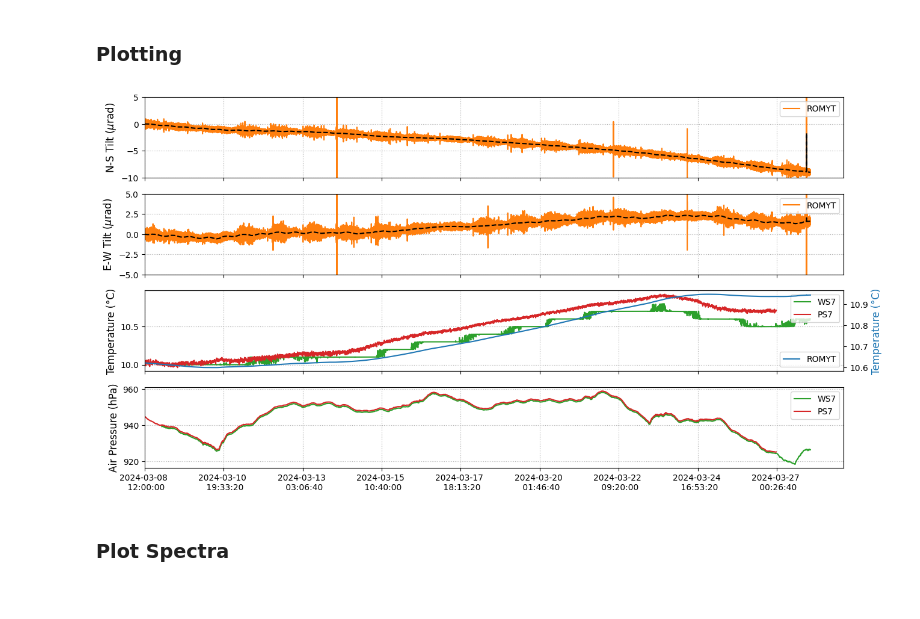
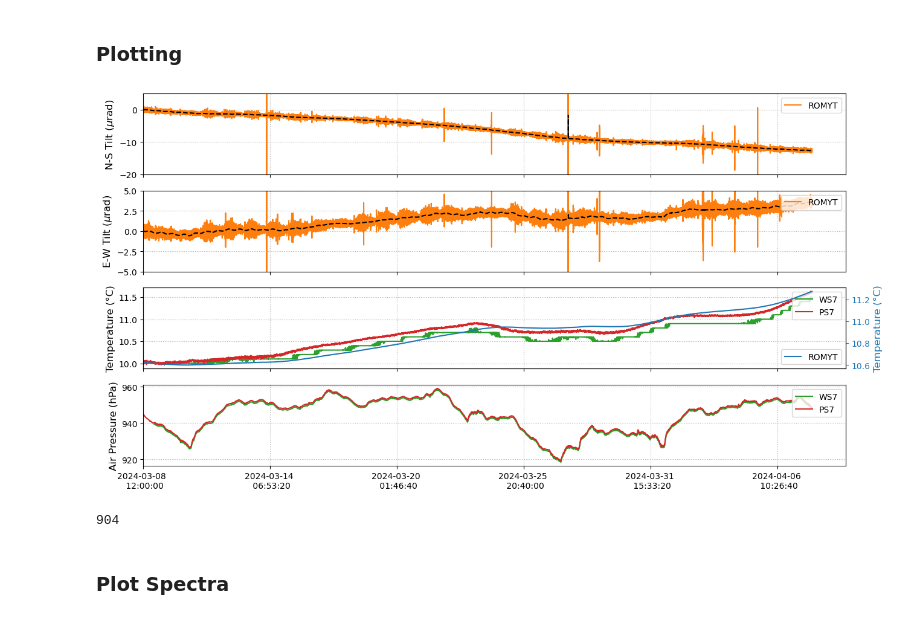
Before and after one commit to andbrocode/notebooks2, a Jupyter notebook: Tilt/Tiltmeter_POT_ROMYT_IsoCheck.ipynb, the cells around one changed output. Cells and saved outputs as stored; diff of their text form; code cells hidden in the pictures.

```diff
--- a/Tilt/Tiltmeter_POT_ROMYT_IsoCheck.ipynb
+++ b/Tilt/Tiltmeter_POT_ROMYT_IsoCheck.ipynb
@@ -55,7 +55,7 @@ config['save'] = False
 # config['tend'] = UTCDateTime("2024-03-07 12:00")
 
 config['tbeg'] = UTCDateTime("2024-03-08 12:00")
-config['tend'] = UTCDateTime("2024-03-28 00:00")
+config['tend'] = UTCDateTime("2024-04-08 00:00")
 
 ## specify paths
 config['path_to_sds'] = archive_path+"romy_archive/"
@@ -189,7 +189,8 @@ def __makeplot_overview():
               __smooth(ROMYT.select(channel="*T")[0].data, 600), label="ROMYT", color="tab:blue")
     ax22.set_ylabel("Temperature (°C)", fontsize=font, color="tab:blue")
     ax22.ticklabel_format(useOffset=False)
-
+    ax22.xaxis.label.set_color('tab:blue')
+    ax22.tick_params(axis='y', colors='tab:blue')
     ax22.legend(loc=4)
 
     # ax[2].plot(ROMYT.select(channel="*T")[0].times(reftime=config['tbeg'])*time_scaling,
@@ -215,35 +216,39 @@ def __makeplot_overview():
     #            __smooth(htp.hPa, 15), label="stick", color="tab:purple")
 
 
     for _n in range(Nrow):
         ax[_n].grid(ls=":", zorder=0)
         ax[_n].legend(loc=1)
         ax[_n].set_xlim(left=0)
 
     ax[0].set_ylabel("N-S Tilt ($\mu$rad)", fontsize=font)
     ax[1].set_ylabel("E-W Tilt ($\mu$rad)", fontsize=font)
     ax[2].set_ylabel("Temperature (°C)", fontsize=font)
     ax[3].set_ylabel("Air Pressure (hPa)", fontsize=font)
 
     # ax[3].set_xlabel(f"Time (days) from {config['tbeg'].date} {str(config['tbeg'].time).split('.')[0]} UTC", fontsize=font)
 
     tcks = ax[Nrow-1].get_xticks()
     tcklbls = [f"{UTCDateTime(UTCDateTime(ref_time)+t).date} \n {UTCDateTime(UTCDateTime(ref_time)+t).time}" for t in tcks]
     ax[Nrow-1].set_xticklabels(tcklbls)
 
-    ax[0].set_ylim(-10, 5)
+    ax[0].set_ylim(-20, 5)
     ax[1].set_ylim(-5, 5)
 
     plt.show();
 
     gc.collect()
     return fig
 
 fig = __makeplot_overview();
 
 fig.savefig(config['path_to_figs']+f"Tilt_ROMYT_POT_Isodur_isolation_check.png", format="png", dpi=150, bbox_inches='tight')
 # %% [output]
-[figure, old version]
+[figure, new version]
+# %%
+gc.collect()
+# %% [output]
+904
 # %% [markdown]
 ### Plot Spectra
 # %%
```
Also changed, not shown: parts of 7 cells of this notebook, 36 other files.
